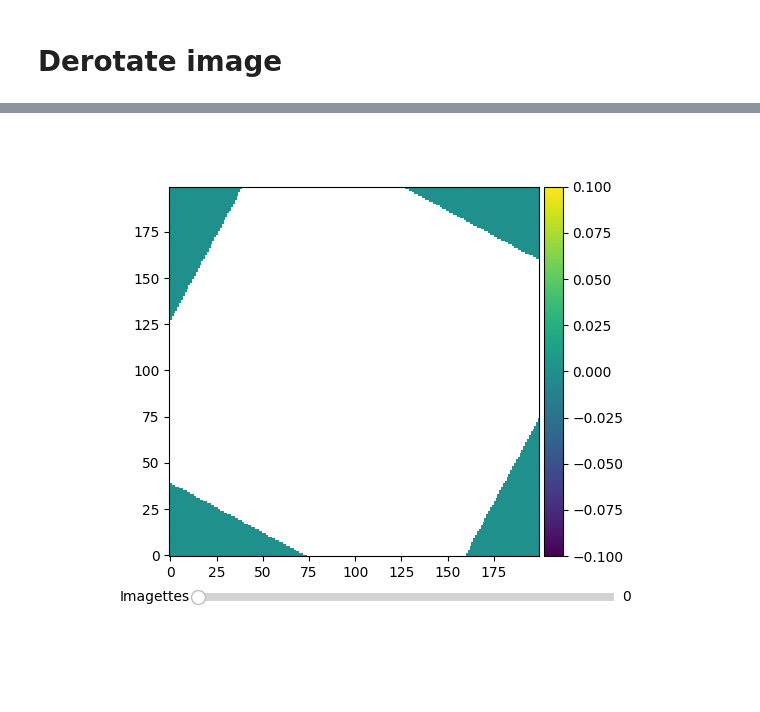
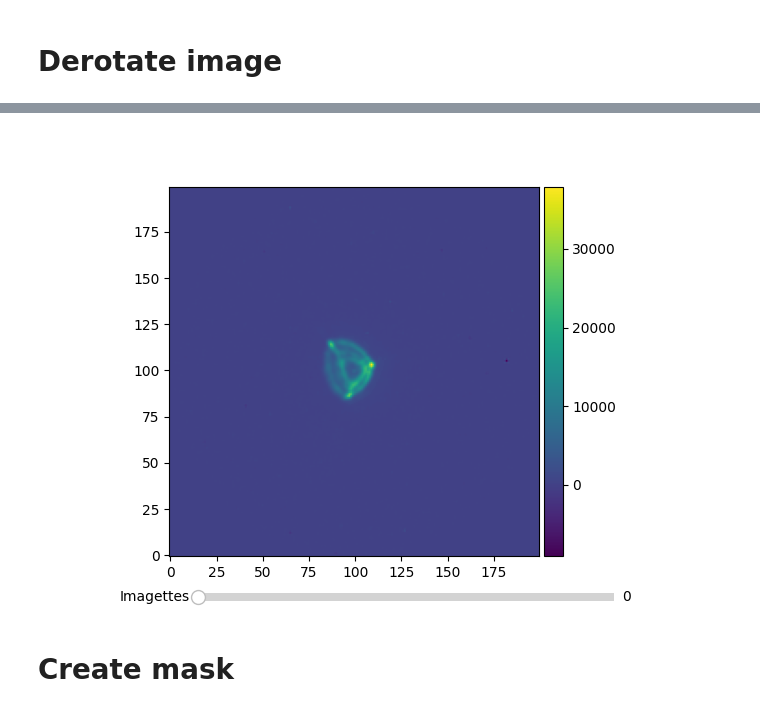
Before and after one commit to luisepevestorff/CheopsCosmics, a Jupyter notebook: Cheops_Cosmic_Clean.ipynb, the cells around one changed output, grey strips where cells are left out. Saved outputs shown, nothing was run; the diff lists cells and outputs as text; code cells hidden in the pictures; blank space fills up the shorter version.

Commit message:
Added mask

```diff
--- a/Cheops_Cosmic_Clean.ipynb
+++ b/Cheops_Cosmic_Clean.ipynb
@@ -34,7 +34,7 @@ No.    Name      Ver    Type      Cards   Dimensions   Format
 # %% [markdown]
 ## Lightcurve data
 # %%
-lightcurve = 'Data/visit_PR149000_TG009801/CH_PR149000_TG008901_TU2024-01-13T03-18-13_SCI_COR_Lightcurve-DEFAULT_V0300.fits'
+lightcurve = 'Data/visit_PR149000_TG012001/CH_PR149000_TG012001_TU2023-12-14T20-44-29_SCI_COR_Lightcurve-DEFAULT_V0300.fits'
 lightcurve_file = fits.open(lightcurve)
 lightcurve_data = lightcurve_file[1].data
 lightcurve_header = lightcurve_file[1].header
@@ -87,19 +91,19 @@ fig, ax = plt.subplots()
 divider = make_axes_locatable(ax)
 cax = divider.append_axes('right', size='5%', pad=0.05)
 
-im = ax.imshow(SubArray[0,:,:])
+im = ax.imshow(cleaned_SubArray[0,:,:], vmin=-100, vmax=100)
 fig.colorbar(im, cax=cax, orientation='vertical' )
 ax.invert_yaxis()
 
-'''
+
 axslider = plt.axes([0.25, 0.01, 0.65, 0.03])
 slider = Slider(axslider, 'Imagettes', 0, 224, valstep=1)
 
 def update(val):
     array = cube_mask[val,:,:]
-    ax.imshow(array)
+    ax.imshow(array, vmin=-100, vmax=100)
     ax.invert_yaxis()
 slider.on_changed(update)
-'''
+
 plt.show()
 # %% [output]
@@ -147,21 +112,0 @@ print(cube_mask[0,0,:])
-# %%
-#plt.figure()
-fig, ax = plt.subplots()
-divider = make_axes_locatable(ax)
-cax = divider.append_axes('right', size='5%', pad=0.05)
-
-im = ax.imshow(cube_mask[0,:,:])
-fig.colorbar(im, cax=cax, orientation='vertical' )
-ax.invert_yaxis()
-
-'''
-axslider = plt.axes([0.25, 0.01, 0.65, 0.03])
-slider = Slider(axslider, 'Imagettes', 0, 224, valstep=1)
-
-def update(val):
-    array = cube_mask[val,:,:]
-    ax.imshow(array)
-    ax.invert_yaxis()
-slider.on_changed(update)
-'''
-plt.show()
@@ -175,7 +124,7 @@ plt.close()
 def roll_angle_correction(data_array, roll_angle_array):
     rotated_array = np.empty(shape=(0,200,200))
     example_shape_array = np.empty(shape=(1,200,200))
-    for i in range(20):
+    for i in range(len(data_array[:,0,0])):
         rotated_image = np.full_like(example_shape_array,ndimage.rotate(data_array[i,:,:], -roll_angle_array[i], reshape=False))
         rotated_array = np.concatenate((rotated_array, rotated_image))
 
@@ -184,4 +133,5 @@ def roll_angle_correction(data_array, roll_angle_array):
 
 derotated_cube = roll_angle_correction(SubArray, roll_angle)
 print(derotated_cube.shape)
+print(SubArray[0,1,:])
 # %% [output]
@@ -190,24 +155,26 @@ print(derotated_cube.shape)
 # %%
 fig, ax = plt.subplots()
 divider = make_axes_locatable(ax)
 cax = divider.append_axes('right', size='5%', pad=0.05)
 
 im = ax.imshow(derotated_cube[0,:,:])
 fig.colorbar(im, cax=cax, orientation='vertical' )
 ax.invert_yaxis()
 
 
 axslider = plt.axes([0.25, 0.01, 0.65, 0.03])
-slider = Slider(axslider, 'Imagettes', 0, 20, valstep=1)
+slider = Slider(axslider, 'Imagettes', 0, 149, valstep=1)
 
 def update(val):
     array = derotated_cube[val,:,:]
     ax.imshow(array)
     ax.invert_yaxis()
 slider.on_changed(update)
 
 plt.show()
 # %% [output]
-[figure, old version]
+[figure, new version]
 # %%
 plt.close()
+# %% [markdown]
+# Create mask
```
Also changed, not shown: parts of 17 cells of this notebook.
